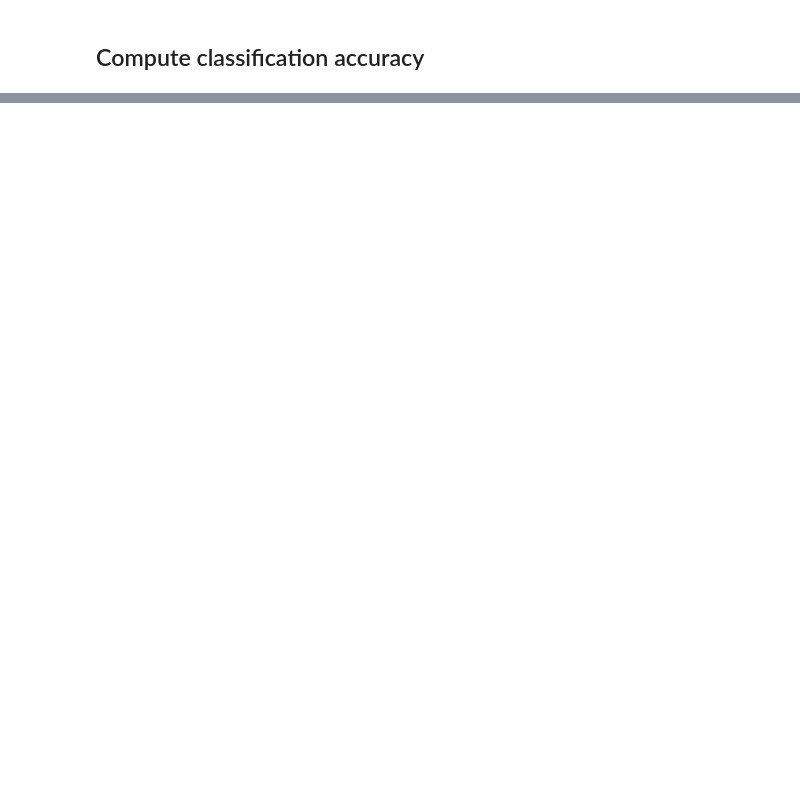
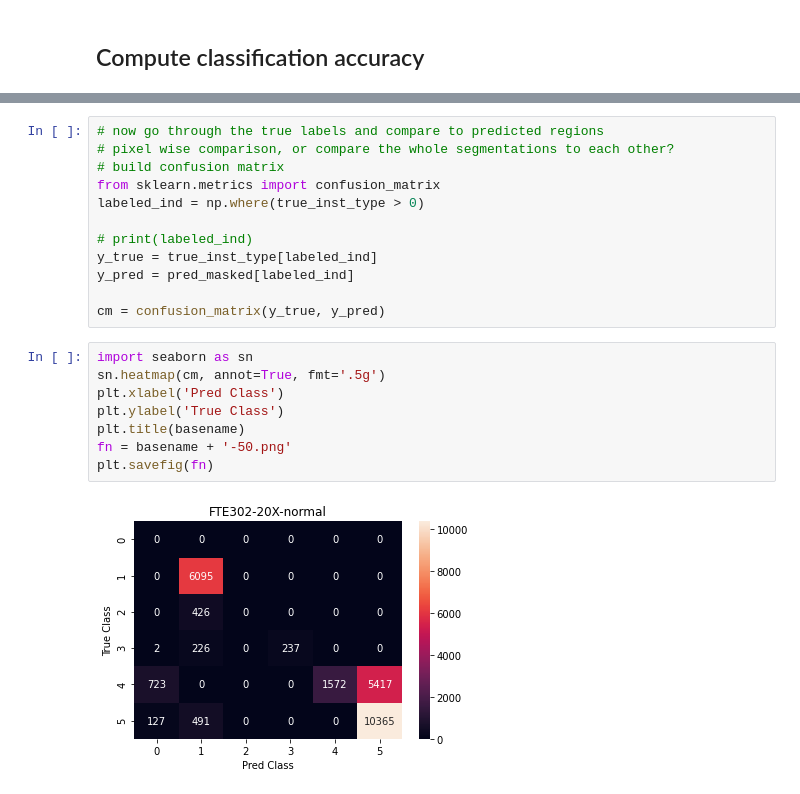
Before and after one commit to ashleytsangg/hover_net, a Jupyter notebook: examples/lymph_usage.ipynb, the cells around one changed output, grey strips where cells are left out. Drawn from its saved outputs; the diff is of its cells as text; blank space fills up the shorter version.

Commit message:
confusion matrix scripts

```diff
--- a/examples/lymph_usage.ipynb
+++ b/examples/lymph_usage.ipynb
@@ -323,0 +329,22 @@ plt.show()
+# %%
+# now go through the true labels and compare to predicted regions
+# pixel wise comparison, or compare the whole segmentations to each other?
+# build confusion matrix
+from sklearn.metrics import confusion_matrix
+labeled_ind = np.where(true_inst_type > 0)
+
+# print(labeled_ind)
+y_true = true_inst_type[labeled_ind]
+y_pred = pred_masked[labeled_ind]
+
+cm = confusion_matrix(y_true, y_pred)
+# %%
+import seaborn as sn
+sn.heatmap(cm, annot=True, fmt='.5g')
+plt.xlabel('Pred Class')
+plt.ylabel('True Class')
+plt.title(basename)
+fn = basename + '-50.png'
+plt.savefig(fn)
+# %% [output]
+[figure, added]
```
Also changed, not shown: parts of 9 cells of this notebook, 1 other file.
